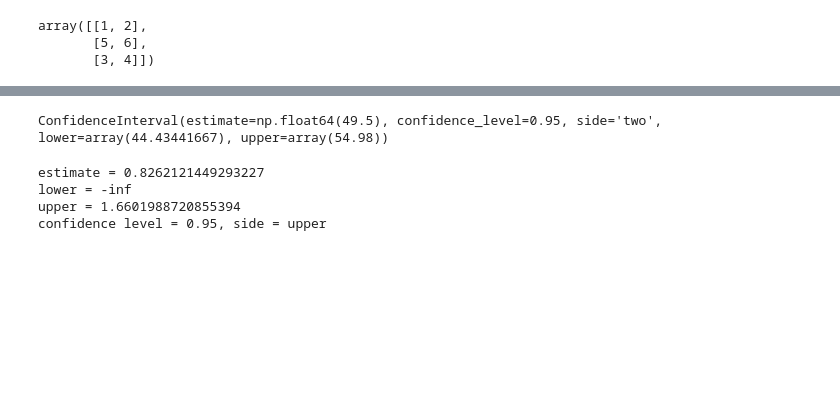
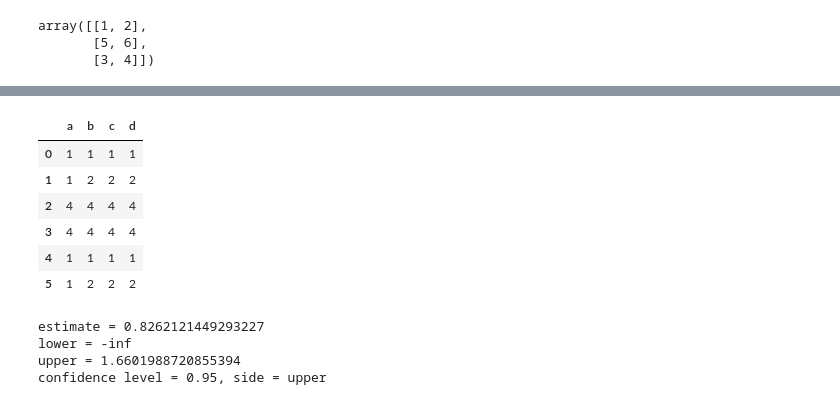
Before and after one commit to enejH04/bootstrap-inference, a Jupyter notebook: notebooks/coverage_test.ipynb, the cells around one changed output, grey strips where cells are left out. Cells and saved outputs as stored; diff of their text form; code cells hidden in the pictures; blank space fills up the shorter version.

```diff
--- a/notebooks/coverage_test.ipynb
+++ b/notebooks/coverage_test.ipynb
@@ -31,16 +31,16 @@ resampler_df.draw_sample(rng)
 # %%
 rng = np.random.default_rng(123)
-df = pd.DataFrame({"a": np.arange(100), "b": np.arange(100), "c": np.arange(100), "d": np.arange(100)})
+df = pd.DataFrame({"a": [1, 1, 3, 4, 5], "b": [1, 2, 3, 4, 5], "c": [1, 2, 3, 4, 5], "d": [1, 2, 3, 4, 5]})
 resampler = HierarchicalResampler(df, [("a", True), ("b", False)])
-resampler = IIDResampler(df)
-
-def mean_c(df):
-    return df["c"].mean()
-
-db = DoubleBootstrap(mean_c, resampler)
-db.percentile_ci()
+resampler.draw_sample(rng)
 # %% [output]
-ConfidenceInterval(estimate=np.float64(49.5), confidence_level=0.95, side='two', lower=array(44.43441667), upper=array(54.98))
+|  | a | b | c | d |
+| 0 | 1 | 1 | 1 | 1 |
+| 1 | 1 | 2 | 2 | 2 |
+| 2 | 4 | 4 | 4 | 4 |
+| 3 | 4 | 4 | 4 | 4 |
+| 4 | 1 | 1 | 1 | 1 |
+| 5 | 1 | 2 | 2 | 2 |
 # %%
 rng = np.random.default_rng(123)
 
```
Also changed, not shown: parts of 1 cell of this notebook, 1 other file.
